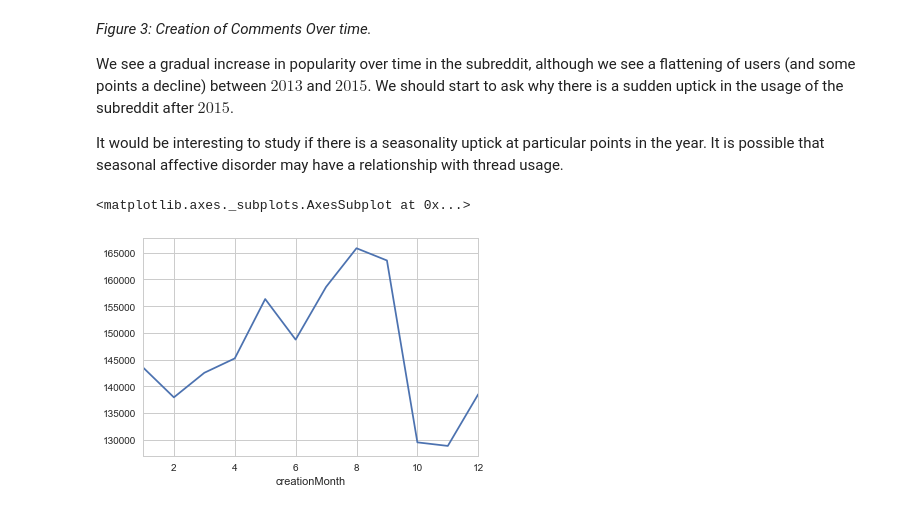
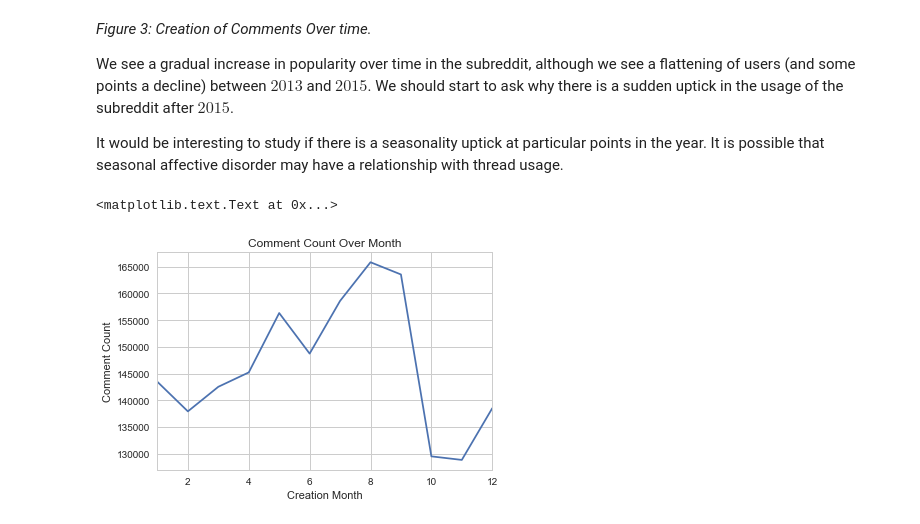
Before and after one commit to PLBMR/mentalHealthDataAnalysis, a Jupyter notebook: rDepression/analysis/fullDatasetEDA.ipynb, the cells around one changed output. Drawn from its saved outputs; the diff is of its cells as text; code cells hidden in the pictures.

```diff
--- a/rDepression/analysis/fullDatasetEDA.ipynb
+++ b/rDepression/analysis/fullDatasetEDA.ipynb
@@ -352,11 +355,14 @@ It would be interesting to study if there is a seasonality uptick at particular
 # %%
 #get month
 filteredCommentFrame["creationMonth"] = filteredCommentFrame[
                                                         "creationDate"].dt.month
 #then plot
 creationMonthCountSeries = filteredCommentFrame.groupby("creationMonth")[
                                                                 "id"].count()
 creationMonthCountSeries.plot()
+plt.xlabel("Creation Month")
+plt.ylabel("Comment Count")
+plt.title("Comment Count Over Month")
 # %% [output]
-<matplotlib.axes._subplots.AxesSubplot at 0x...>
+<matplotlib.text.Text at 0x...>
-[figure, old version]
+[figure, new version]
```
Also changed, not shown: parts of 17 cells of this notebook.
